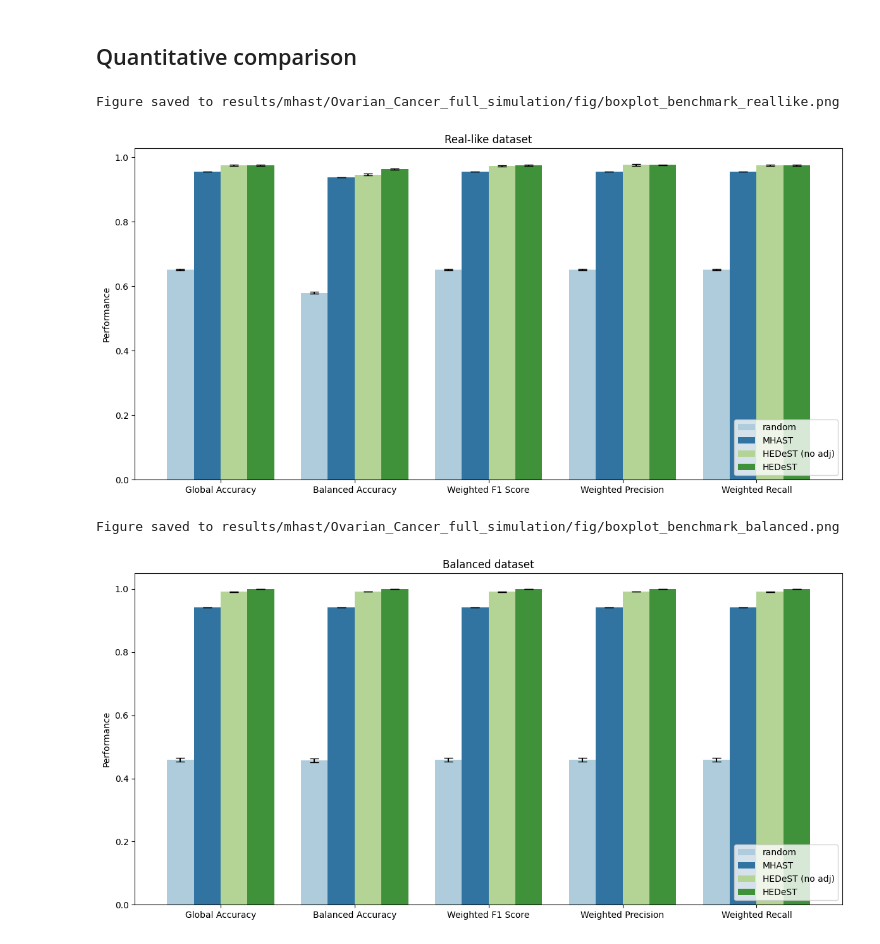
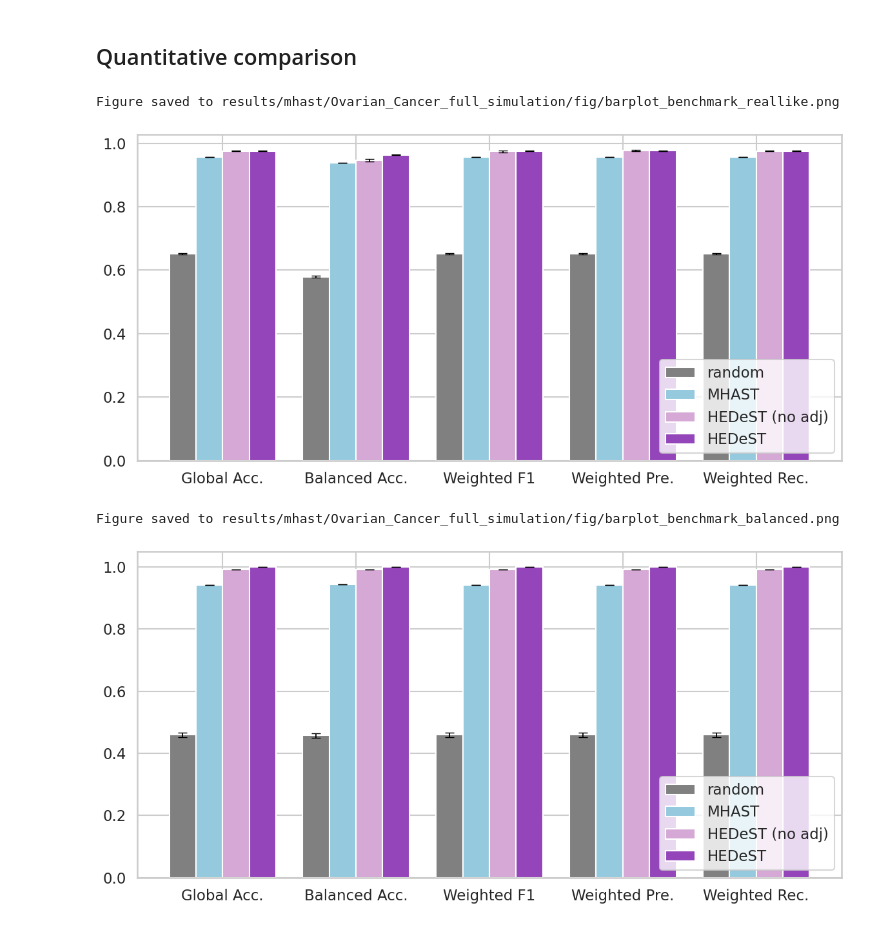
Before and after one commit to lucagortana/HEDeST, a Jupyter notebook: benchmark/mhast_benchmark.ipynb, the cells around one changed output. Drawn from its saved outputs; the diff is of its cells as text; code cells hidden in the pictures.

Commit message:
new analysis and figure extraction

```diff
--- a/benchmark/mhast_benchmark.ipynb
+++ b/benchmark/mhast_benchmark.ipynb
@@ -8,38 +11,37 @@ from utils import bar_plot_perf
 # %%
 file_mhast = "results/mhast/Ovarian_Cancer_full_simulation/4_moco_clusters_30spots_reallike_5mean_5var_mhast.xlsx"
 file_hedest_no_adj = "results/mhast/Ovarian_Cancer_full_simulation/HEDeST/4_moco_clusters_30spots_reallike_5mean_5var/metrics_cells_best.xlsx"
 file_hedest = "results/mhast/Ovarian_Cancer_full_simulation/HEDeST/4_moco_clusters_30spots_reallike_5mean_5var/metrics_cells_best_adj.xlsx"
 
 files_info =  [
-    (file_mhast, 'Summary', 'random'),
-    (file_mhast, 'Metrics After', 'MHAST'),
-    (file_hedest_no_adj, 'summary', 'HEDeST (no adj)'),
-    (file_hedest, 'summary', 'HEDeST')
+    (file_mhast, 'Summary', 'random', 'grey'),
+    (file_mhast, 'Metrics After', 'MHAST', 'skyblue'),
+    (file_hedest_no_adj, 'summary', 'HEDeST (no adj)', 'plum'),
+    (file_hedest, 'summary', 'HEDeST', 'darkorchid'),
 ]
 
 bar_plot_perf(files_info,
-              level='cells',
-              title='Real-like dataset',
-              savefig='results/mhast/Ovarian_Cancer_full_simulation/fig/barplot_benchmark_reallike.png')
+              level="cells",
+              savefig='results/mhast/Ovarian_Cancer_full_simulation/fig/barplot_benchmark_reallike.png'
+            )
 # %% [output]
-Figure saved to results/mhast/Ovarian_Cancer_full_simulation/fig/boxplot_benchmark_reallike.png
+Figure saved to results/mhast/Ovarian_Cancer_full_simulation/fig/barplot_benchmark_reallike.png
-[figure, old version]
+[figure, new version]
 # %%
 file_mhast = "results/mhast/Ovarian_Cancer_full_simulation/4_moco_clusters_30spots_balanced_5mean_5var_mhast.xlsx"
 file_hedest_no_adj = "results/mhast/Ovarian_Cancer_full_simulation/HEDeST/4_moco_clusters_30spots_balanced_5mean_5var/metrics_cells_best.xlsx"
 file_hedest = "results/mhast/Ovarian_Cancer_full_simulation/HEDeST/4_moco_clusters_30spots_balanced_5mean_5var/metrics_cells_best_adj.xlsx"
 
 files_info =  [
-    (file_mhast, 'Summary', 'random'),
-    (file_mhast, 'Metrics After', 'MHAST'),
-    (file_hedest_no_adj, 'summary', 'HEDeST (no adj)'),
-    (file_hedest, 'summary', 'HEDeST')
+    (file_mhast, 'Summary', 'random', 'grey'),
+    (file_mhast, 'Metrics After', 'MHAST', 'skyblue'),
+    (file_hedest_no_adj, 'summary', 'HEDeST (no adj)', 'plum'),
+    (file_hedest, 'summary', 'HEDeST', 'darkorchid'),
 ]
 
 bar_plot_perf(files_info,
               level='cells',
-              title='Balanced dataset',
               savefig='results/mhast/Ovarian_Cancer_full_simulation/fig/barplot_benchmark_balanced.png')
 # %% [output]
-Figure saved to results/mhast/Ovarian_Cancer_full_simulation/fig/boxplot_benchmark_balanced.png
+Figure saved to results/mhast/Ovarian_Cancer_full_simulation/fig/barplot_benchmark_balanced.png
-[figure, old version]
+[figure, new version]
```
Also changed, not shown: parts of 1 cell of this notebook, 3 other files.
